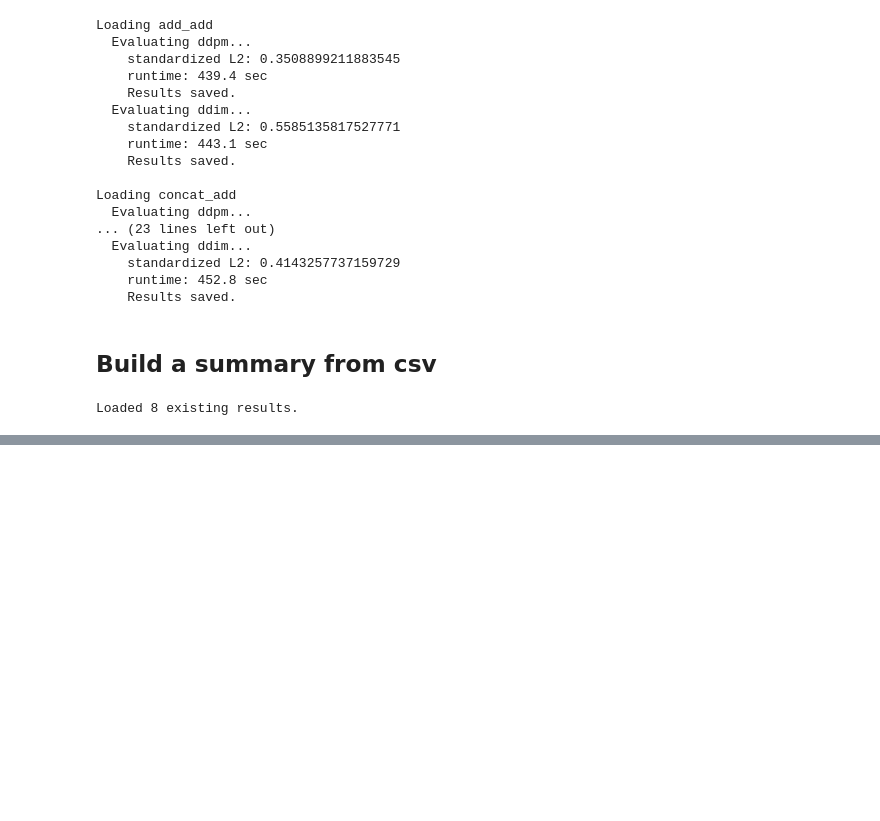
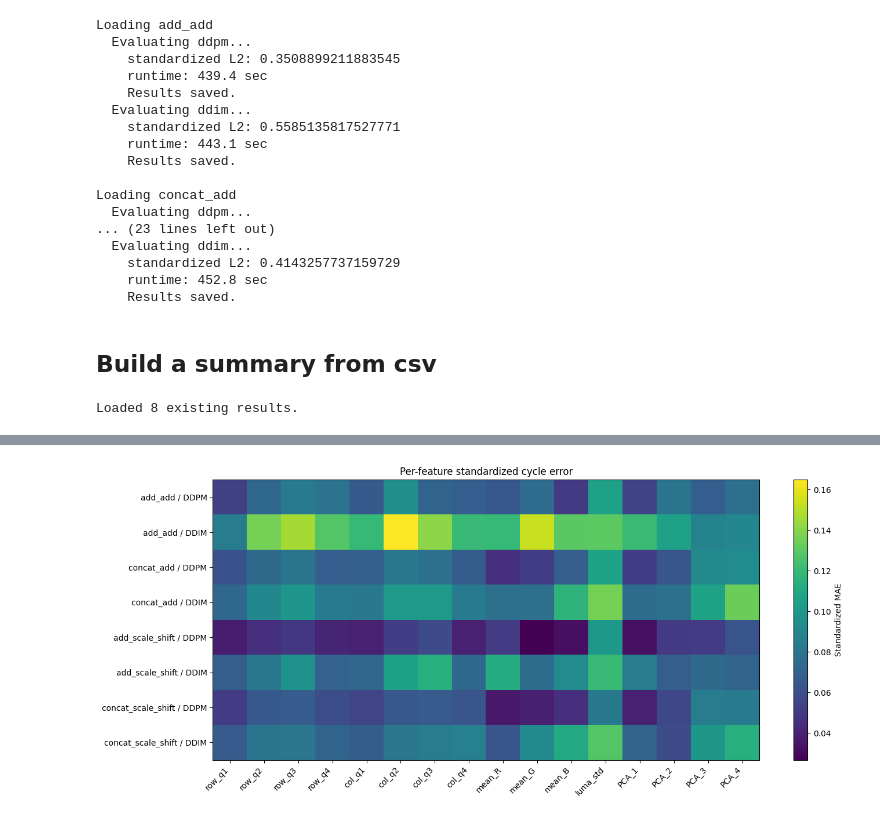
Before and after one commit to GoharKhachatryan/GenAI_project, a Jupyter notebook: notebooks/04_evaluation.ipynb, the cells around one changed output, grey strips where cells are left out. Drawn from its saved outputs; the diff is of its cells as text; code cells hidden in the pictures; blank space fills up the shorter version.

```diff
--- a/notebooks/04_evaluation.ipynb
+++ b/notebooks/04_evaluation.ipynb
@@ -640,0 +676,49 @@ distribution_summary
+# %%
+matrix = []
+row_labels = []
+
+for variant in MODEL_VARIANTS:
+    for sampler in SAMPLERS:
+        matrix.append(
+            results[
+                (variant, sampler)
+            ]["feature_mae_std"].numpy()
+        )
+
+        row_labels.append(
+            f"{variant} / {sampler.upper()}"
+        )
+
+matrix = np.stack(matrix)
+
+plt.figure(figsize=(14, 6))
+
+plt.imshow(
+    matrix,
+    aspect="auto",
+)
+
+plt.colorbar(
+    label="Standardized MAE"
+)
+
+plt.yticks(
+    np.arange(len(row_labels)),
+    row_labels,
+)
+
+plt.xticks(
+    np.arange(len(feature_names)),
+    feature_names,
+    rotation=45,
+    ha="right",
+)
+
+plt.title(
+    "Per-feature standardized cycle error"
+)
+
+plt.tight_layout()
+plt.show()
+# %% [output]
+[figure, added]
```
Also changed, not shown: parts of 11 cells of this notebook.
